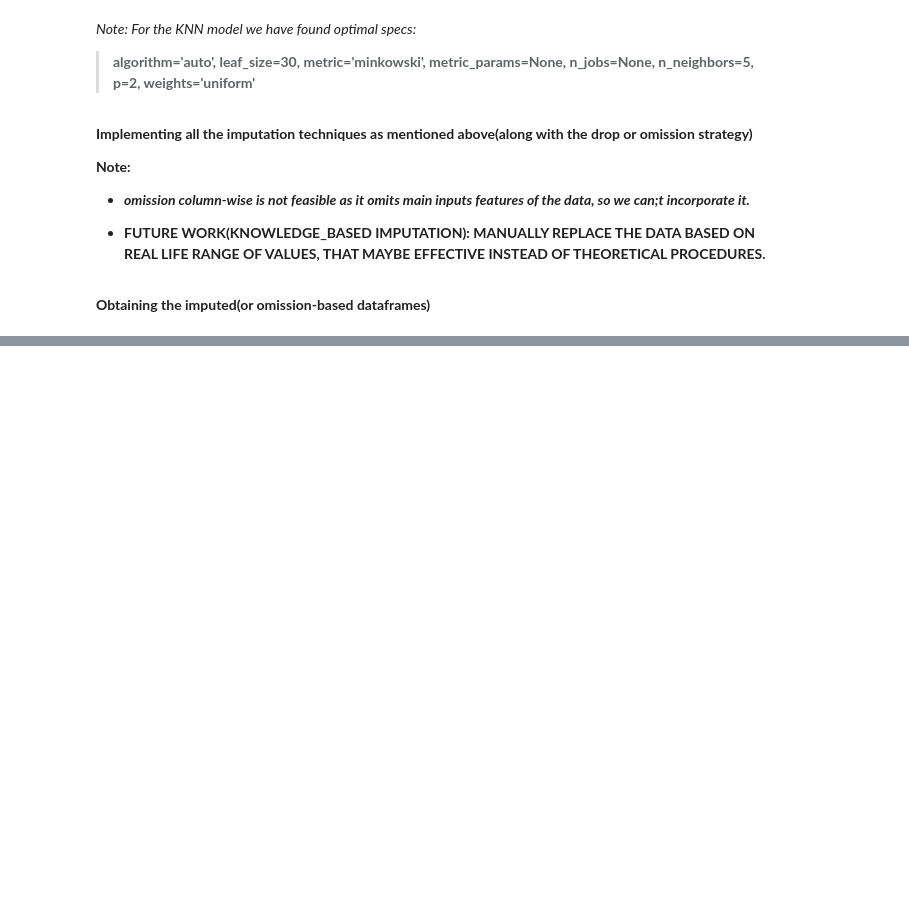
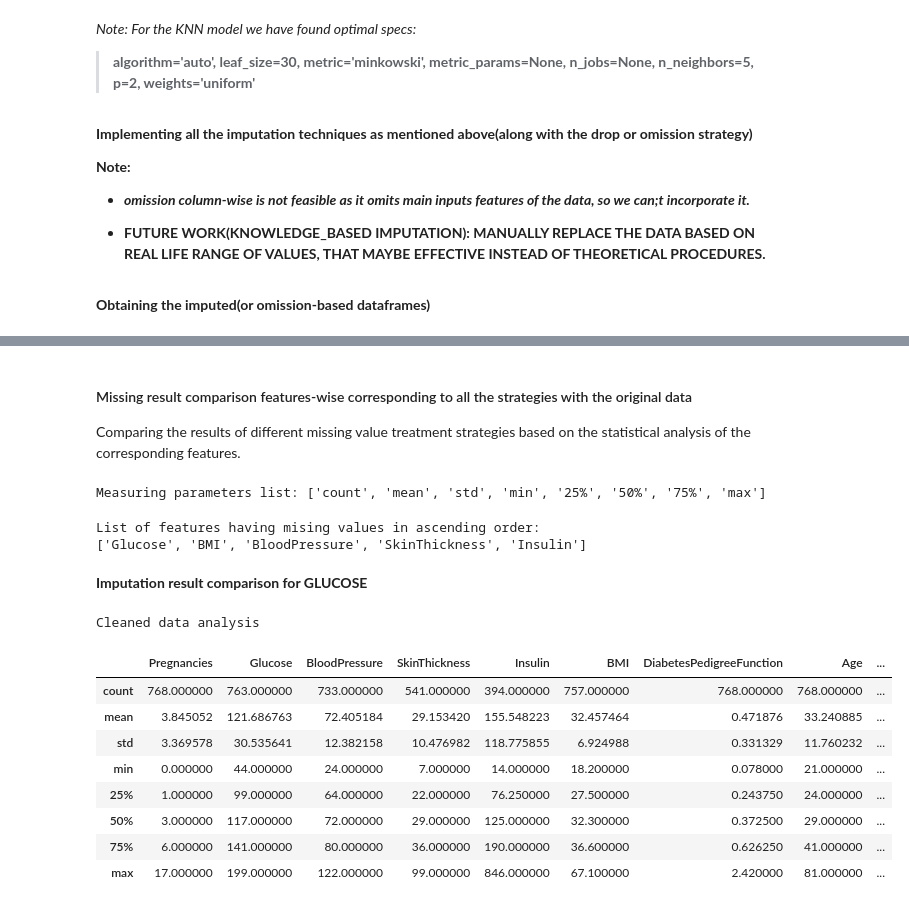
Before and after one commit to sayan0506/Prediction-model-for-Diabetes, a Jupyter notebook: Pima_Indian_Diabetes_prediction_model.ipynb, the cells around one changed output, grey strips where cells are left out. Drawn from its saved outputs; the diff is of its cells as text; code cells hidden in the pictures; blank space fills up the shorter version.

```diff
--- a/Pima_Indian_Diabetes_prediction_model.ipynb
+++ b/Pima_Indian_Diabetes_prediction_model.ipynb
@@ -582,0 +570,16 @@ dp
+# %% [markdown]
+#### Missing result comparison features-wise corresponding to all the strategies with the original data
+
+Comparing the results of different missing value treatment strategies based on the statistical analysis of the corresponding features.
+# %%
+# list of strategies applied for missing value treatments
+strategy_list = ['drop_rows', 'mean', 'median', 'model_basic_mode', 'model_progressive_mode', 'deep_basic_mode', 'deep_progressive_mode']
+# list of dataframes obtained from imputation/omission
+dataframe_list = [df_drop_rows, df_mean, df_median, df_model_basic, df_model_progressive, df_deep_base, df_deep_progressive]
+# dictionary to record dataframes to store the the comparison results
+method_dict = {}
+# list of columns in the comparison dataframe
+stat_param_list = df_drop_rows['Glucose'].describe().keys().to_list()
+print(f'Measuring parameters list: {stat_param_list}')
+# %% [output]
+Measuring parameters list: ['count', 'mean', 'std', 'min', '25%', '50%', '75%', 'max']
@@ -582,0 +596,21 @@ dp
+# %%
+print(f'List of features having mising values in ascending order: \n{list(missing_data_ascending.keys())}')
+# %% [output]
+List of features having mising values in ascending order:
+['Glucose', 'BMI', 'BloodPressure', 'SkinThickness', 'Insulin']
+# %% [markdown]
+**Imputation result comparison for GLUCOSE**
+# %%
+print('Cleaned data analysis')
+df_mod.describe()
+# %% [output]
+Cleaned data analysis
+|  | Pregnancies | Glucose | BloodPressure | SkinThickness | Insulin | BMI | DiabetesPedigreeFunction | Age | ... |
+| count | 768.000000 | 763.000000 | 733.000000 | 541.000000 | 394.000000 | 757.000000 | 768.000000 | 768.000000 | ... |
+| mean | 3.845052 | 121.686763 | 72.405184 | 29.153420 | 155.548223 | 32.457464 | 0.471876 | 33.240885 | ... |
+| std | 3.369578 | 30.535641 | 12.382158 | 10.476982 | 118.775855 | 6.924988 | 0.331329 | 11.760232 | ... |
+| min | 0.000000 | 44.000000 | 24.000000 | 7.000000 | 14.000000 | 18.200000 | 0.078000 | 21.000000 | ... |
+| 25% | 1.000000 | 99.000000 | 64.000000 | 22.000000 | 76.250000 | 27.500000 | 0.243750 | 24.000000 | ... |
+| 50% | 3.000000 | 117.000000 | 72.000000 | 29.000000 | 125.000000 | 32.300000 | 0.372500 | 29.000000 | ... |
+| 75% | 6.000000 | 141.000000 | 80.000000 | 36.000000 | 190.000000 | 36.600000 | 0.626250 | 41.000000 | ... |
+| max | 17.000000 | 199.000000 | 122.000000 | 99.000000 | 846.000000 | 67.100000 | 2.420000 | 81.000000 | ... |
```
Also changed, not shown: parts of 18 cells of this notebook.
